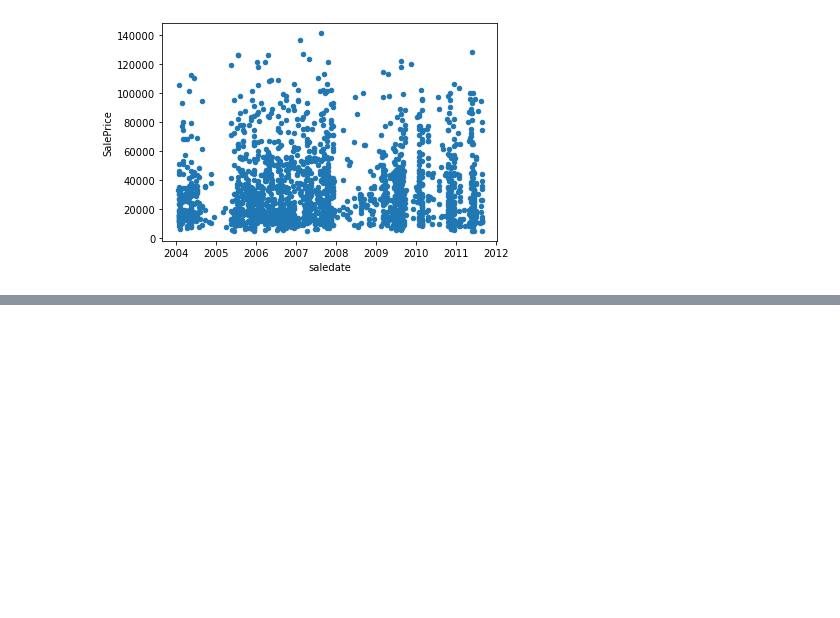
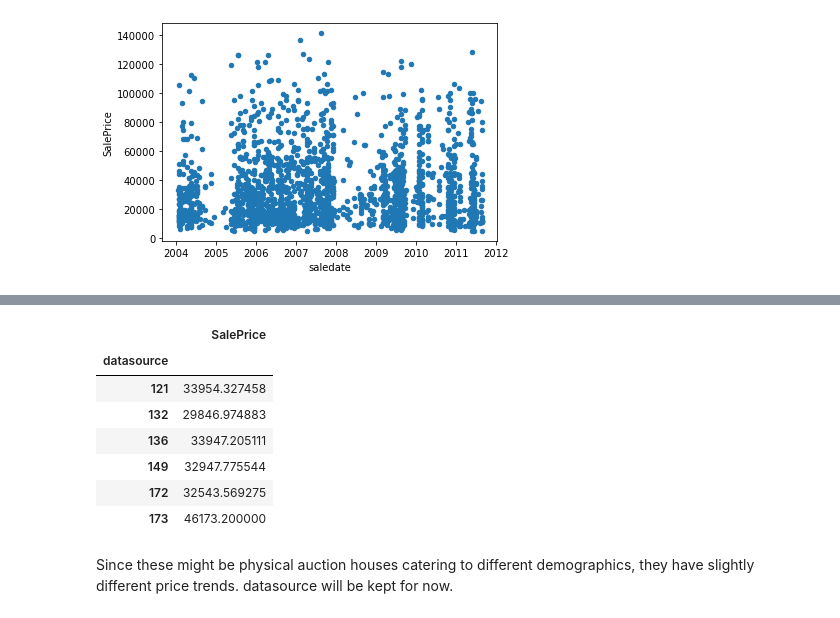
Before and after one commit to Fritz-Stevenson/Machine-Learning, a Jupyter notebook: Bulldozer-Price-ML-Project.ipynb, the cells around one changed output, grey strips where cells are left out. Cells and saved outputs as stored; diff of their text form; code cells hidden in the pictures; blank space fills up the shorter version.

```diff
--- a/Bulldozer-Price-ML-Project.ipynb
+++ b/Bulldozer-Price-ML-Project.ipynb
@@ -163,0 +333,5 @@ test_df['salequarterstart'][:5],test_df['salequarterend'][:5]
+# %%
+for k, v in test_df.items():
+    if not pd.api.types.is_numeric_dtype(v):
+        test_df[k+'_not_stated'] = pd.isnull(v)
+        test_df[k]= pd.Categorical(v).codes +1
@@ -163,0 +383,13 @@ test_df['salequarterstart'][:5],test_df['salequarterend'][:5]
+# %%
+test_df[['SalePrice', 'datasource']].groupby(by='datasource').mean()
+# %% [output]
+|  | SalePrice |
+| datasource |  |
+| 121 | 33954.327458 |
+| 132 | 29846.974883 |
+| 136 | 33947.205111 |
+| 149 | 32947.775544 |
+| 172 | 32543.569275 |
+| 173 | 46173.200000 |
+# %% [markdown]
+Since these might be physical auction houses catering to different demographics, they have slightly different price trends. datasource will be kept for now.
```
Also changed, not shown: parts of 42 cells of this notebook.
